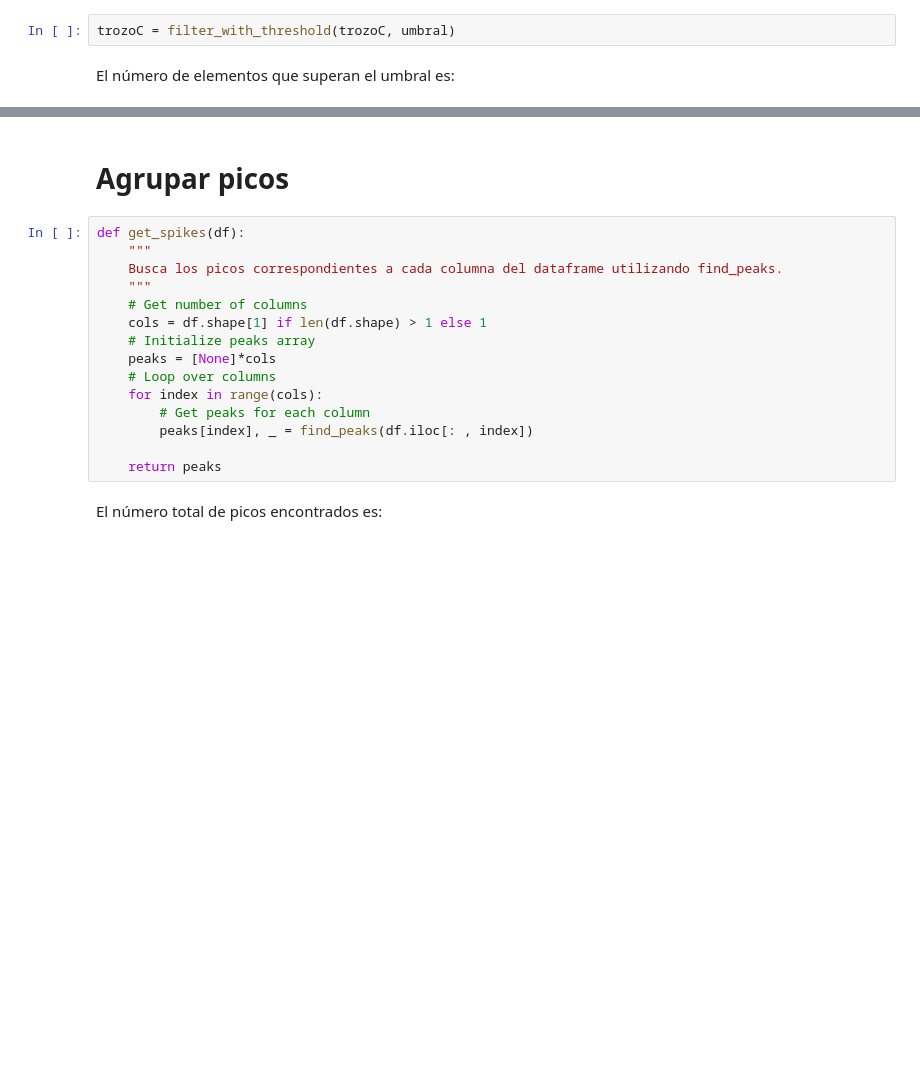
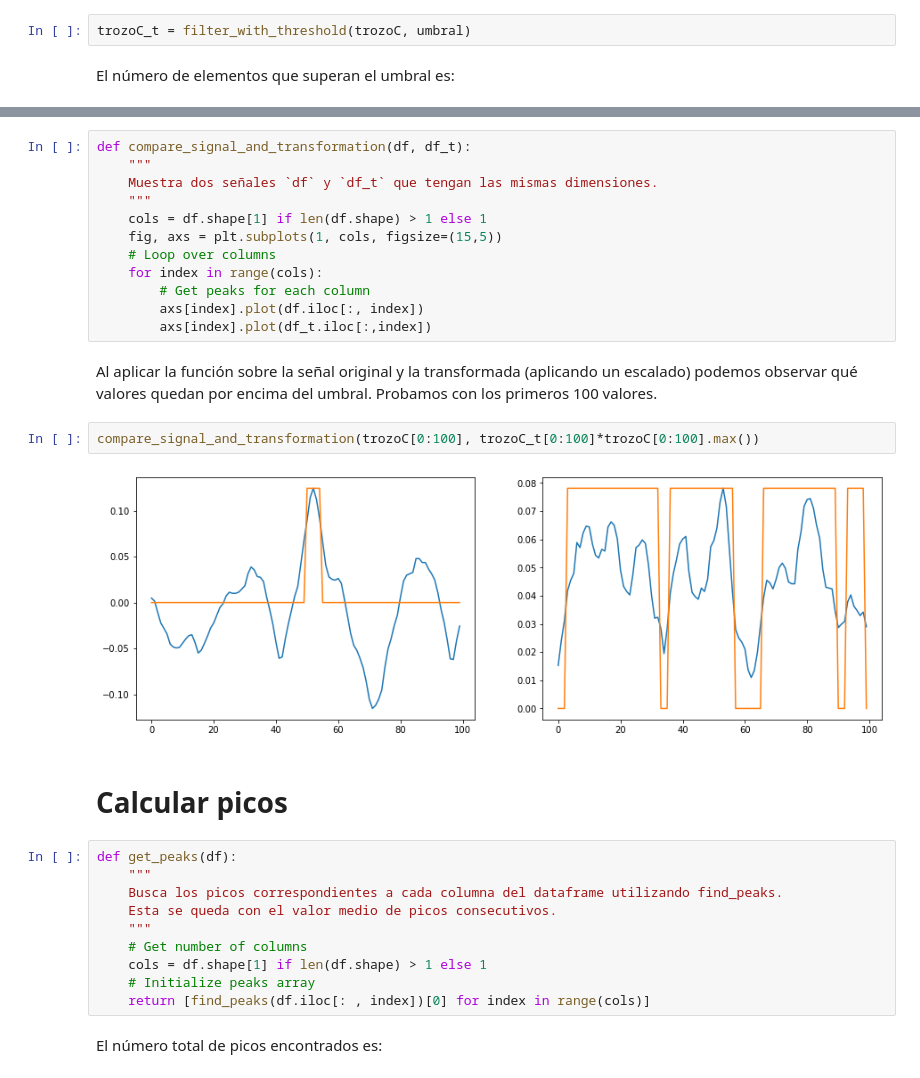
Before and after one commit to Ludvins/MCD_Practicas_TI, a Jupyter notebook: Practica.ipynb, the cells around one changed output, grey strips where cells are left out. Cells and saved outputs as stored; diff of their text form; blank space fills up the shorter version.

Commit message:
Añade funciones de visualización

```diff
--- a/Practica.ipynb
+++ b/Practica.ipynb
@@ -37,7 +37,7 @@ umbral = (trozoC.quantile(0.75)-trozoC.quantile(0.25))*1.5
 def filter_with_threshold(df, threshold):
     return (df > threshold).astype(int)
 # %%
-trozoC = filter_with_threshold(trozoC, umbral)
+trozoC_t = filter_with_threshold(trozoC, umbral)
 # %% [markdown]
 El número de elementos que superan el umbral es:
 # %%
@@ -46,23 +46,36 @@ trozoC.sum()
 LP     1937513
 VD    15451427
 dtype: int64
+# %%
+def compare_signal_and_transformation(df, df_t):
+    """
+    Muestra dos señales `df` y `df_t` que tengan las mismas dimensiones.
+    """
+    cols = df.shape[1] if len(df.shape) > 1 else 1
+    fig, axs = plt.subplots(1, cols, figsize=(15,5))
+    # Loop over columns
+    for index in range(cols):
+        # Get peaks for each column
+        axs[index].plot(df.iloc[:, index])
+        axs[index].plot(df_t.iloc[:,index])
+# %% [markdown]
+Al aplicar la función sobre la señal original y la transformada (aplicando un escalado) podemos observar qué valores quedan por encima del umbral. Probamos con los primeros 100 valores.
+# %%
+compare_signal_and_transformation(trozoC[0:100], trozoC_t[0:100]*trozoC[0:100].max())
+# %% [output]
+[figure, added]
 # %% [markdown]
-# Agrupar picos
+# Calcular picos
 # %%
-def get_spikes(df):
+def get_peaks(df):
     """
     Busca los picos correspondientes a cada columna del dataframe utilizando find_peaks.
+    Esta se queda con el valor medio de picos consecutivos.
     """
     # Get number of columns
     cols = df.shape[1] if len(df.shape) > 1 else 1
     # Initialize peaks array
-    peaks = [None]*cols
-    # Loop over columns
-    for index in range(cols):
-        # Get peaks for each column
-        peaks[index], _ = find_peaks(df.iloc[: , index])
-
-    return peaks
+    return [find_peaks(df.iloc[: , index])[0] for index in range(cols)]
 # %% [markdown]
 El número total de picos encontrados es:
 # %%
```
Also changed, not shown: parts of 10 cells of this notebook.
